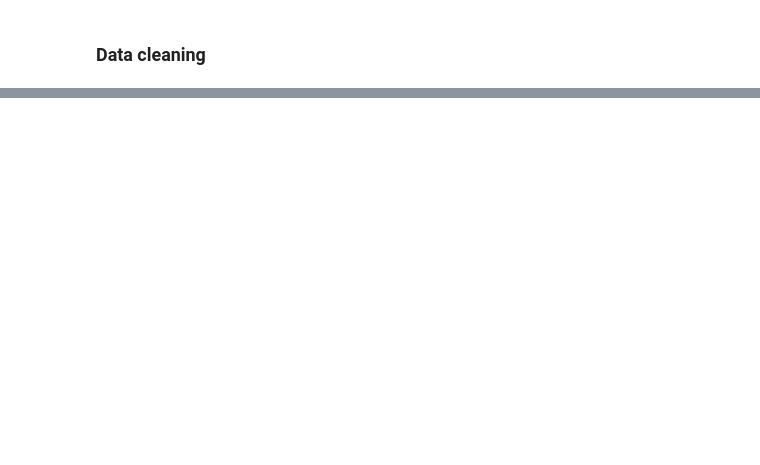
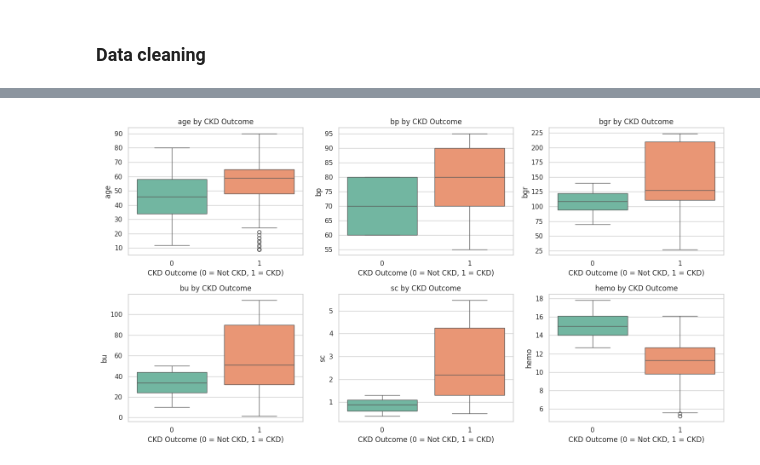
Before and after one commit to hariprasadyerra/project-CKD, a Jupyter notebook: ckd_final_code_.ipynb, the cells around one changed output, grey strips where cells are left out. Drawn from its saved outputs; the diff is of its cells as text; code cells hidden in the pictures; blank space fills up the shorter version.

```diff
--- a/ckd_final_code_.ipynb
+++ b/ckd_final_code_.ipynb
@@ -1245,0 +569,32 @@ print(feature_importances)
+# %%
+
+#  Boxplots (important features vs CKD outcome)
+
+import seaborn as sns
+import matplotlib.pyplot as plt
+
+# Important continuous features (from domain knowledge & literature)
+important = ['age', 'bp', 'bgr', 'bu', 'sc', 'hemo']
+
+# Create a grid layout (2 rows × 3 columns = 6 plots)
+fig, axes = plt.subplots(2, 3, figsize=(15, 8))
+
+for i, col in enumerate(important):
+    ax = axes[i // 3, i % 3]   # position in grid
+    sns.boxplot(
+        x='target_ckd',
+        y=col,
+        data=df,
+        hue='target_ckd',
+        palette='Set2',
+        legend=False,
+        ax=ax
+    )
+    ax.set_title(f"{col} by CKD Outcome")
+    ax.set_xlabel("CKD Outcome (0 = Not CKD, 1 = CKD)")
+    ax.set_ylabel(col)
+
+plt.tight_layout()
+plt.show()
+# %% [output]
+[figure, added]
```
Also changed, not shown: parts of 96 cells of this notebook.
